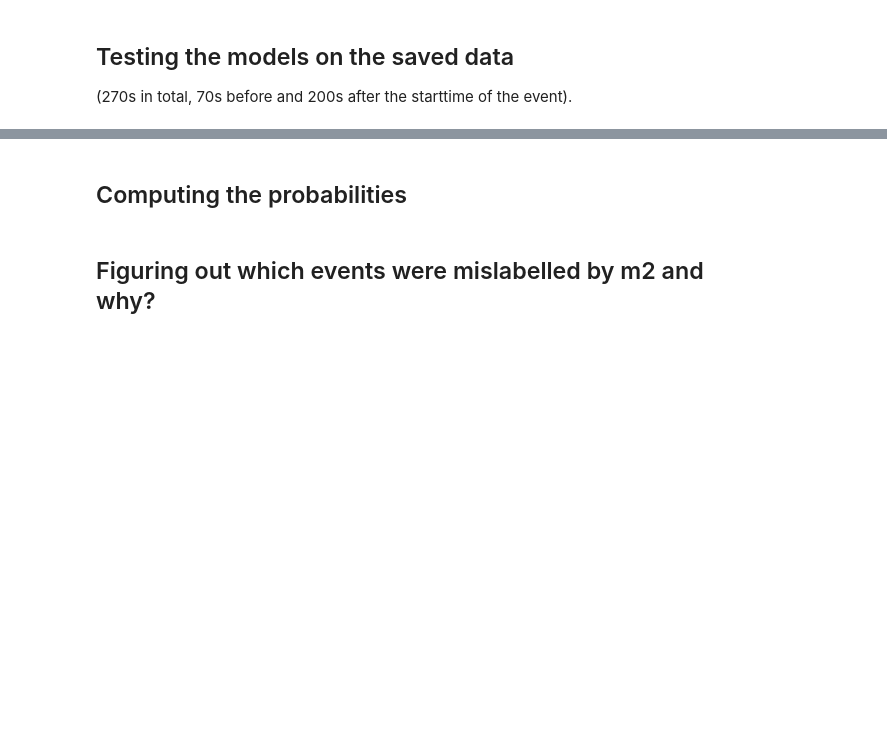
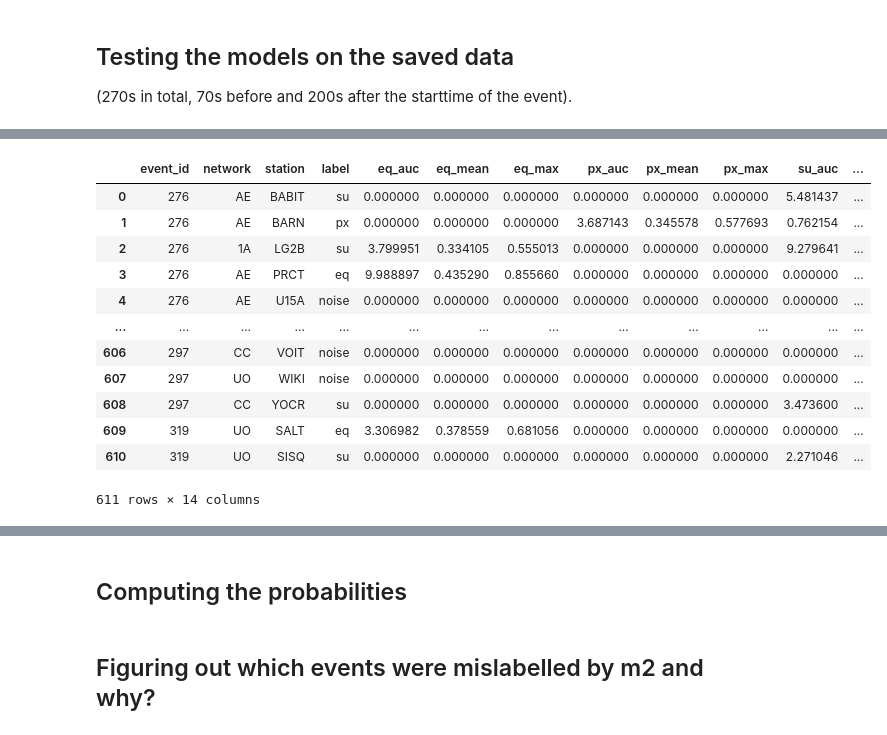
Before and after one commit to Akashkharita/PNW_Seismic_Event_Classification, a Jupyter notebook: deep_learning/notebooks/testing_on_new_esec_events.ipynb, the cells around one changed output, grey strips where cells are left out. Drawn from its saved outputs; the diff is of its cells as text; code cells hidden in the pictures; blank space fills up the shorter version.

```diff
--- a/deep_learning/notebooks/testing_on_new_esec_events.ipynb
+++ b/deep_learning/notebooks/testing_on_new_esec_events.ipynb
@@ -538,0 +559,20 @@ df['label'].hist()
+# %%
+# Create DataFrame
+df_sc = pd.DataFrame(results_sc, columns=['event_id', 'network', 'station', 'label', 'eq_auc', 'eq_mean', 'eq_max',
+                                   'px_auc', 'px_mean', 'px_max',
+                                   'su_auc','su_mean', 'su_max', 'snr'])
+df_sc
+# %% [output]
+|  | event_id | network | station | label | eq_auc | eq_mean | eq_max | px_auc | px_mean | px_max | su_auc | ... |
+| 0 | 276 | AE | BABIT | su | 0.000000 | 0.000000 | 0.000000 | 0.000000 | 0.000000 | 0.000000 | 5.481437 | ... |
+| 1 | 276 | AE | BARN | px | 0.000000 | 0.000000 | 0.000000 | 3.687143 | 0.345578 | 0.577693 | 0.762154 | ... |
+| 2 | 276 | 1A | LG2B | su | 3.799951 | 0.334105 | 0.555013 | 0.000000 | 0.000000 | 0.000000 | 9.279641 | ... |
+| 3 | 276 | AE | PRCT | eq | 9.988897 | 0.435290 | 0.855660 | 0.000000 | 0.000000 | 0.000000 | 0.000000 | ... |
+| 4 | 276 | AE | U15A | noise | 0.000000 | 0.000000 | 0.000000 | 0.000000 | 0.000000 | 0.000000 | 0.000000 | ... |
+| ... | ... | ... | ... | ... | ... | ... | ... | ... | ... | ... | ... | ... |
+| 606 | 297 | CC | VOIT | noise | 0.000000 | 0.000000 | 0.000000 | 0.000000 | 0.000000 | 0.000000 | 0.000000 | ... |
+| 607 | 297 | UO | WIKI | noise | 0.000000 | 0.000000 | 0.000000 | 0.000000 | 0.000000 | 0.000000 | 0.000000 | ... |
+| 608 | 297 | CC | YOCR | su | 0.000000 | 0.000000 | 0.000000 | 0.000000 | 0.000000 | 0.000000 | 3.473600 | ... |
+| 609 | 319 | UO | SALT | eq | 3.306982 | 0.378559 | 0.681056 | 0.000000 | 0.000000 | 0.000000 | 0.000000 | ... |
+| 610 | 319 | UO | SISQ | su | 0.000000 | 0.000000 | 0.000000 | 0.000000 | 0.000000 | 0.000000 | 2.271046 | ... |
+611 rows × 14 columns
```
Also changed, not shown: parts of 15 cells of this notebook.
